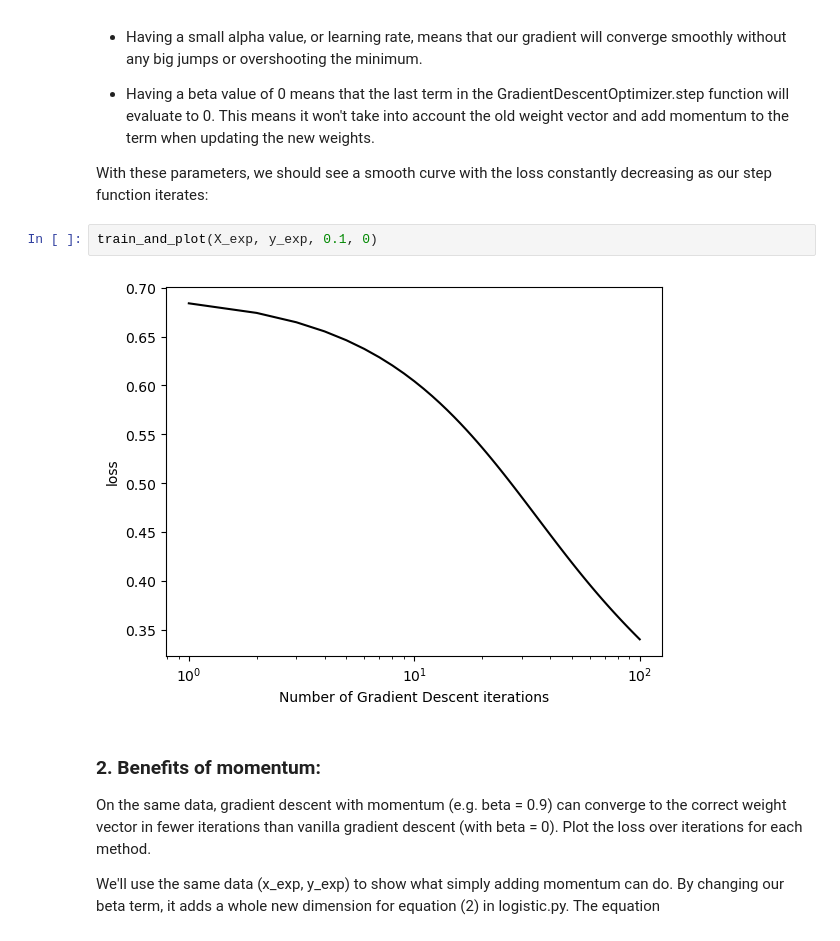
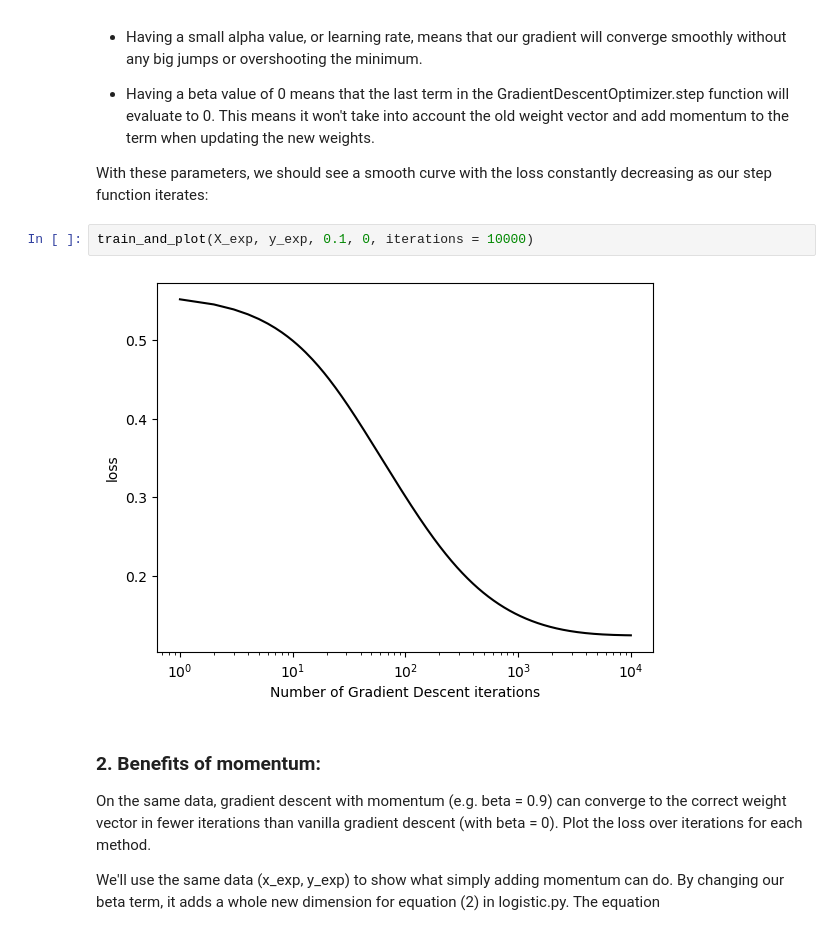
Before and after one commit to charliemoore00/charliemoore00.github.io, a Jupyter notebook: posts/implementing-logistic-regression/index.ipynb, the cells around one changed output. Drawn from its saved outputs; the diff is of its cells as text.

Commit message:
editted iterations for gradient descent visuals so they converge

```diff
--- a/posts/implementing-logistic-regression/index.ipynb
+++ b/posts/implementing-logistic-regression/index.ipynb
@@ -126,9 +123,9 @@ This is a basic version of gradient descent without momentum (the beta term).
 
 With these parameters, we should see a smooth curve with the loss constantly decreasing as our step function iterates:
 # %%
-train_and_plot(X_exp, y_exp, 0.1, 0)
+train_and_plot(X_exp, y_exp, 0.1, 0, iterations = 10000)
 # %% [output]
-[figure, old version]
+[figure, new version]
 # %% [markdown]
 ### 2. Benefits of momentum:
 On the same data, gradient descent with momentum (e.g. beta = 0.9) can converge to the correct weight vector in fewer iterations than vanilla gradient descent (with beta = 0). Plot the loss over iterations for each method.
```
Also changed, not shown: parts of 5 cells of this notebook.
